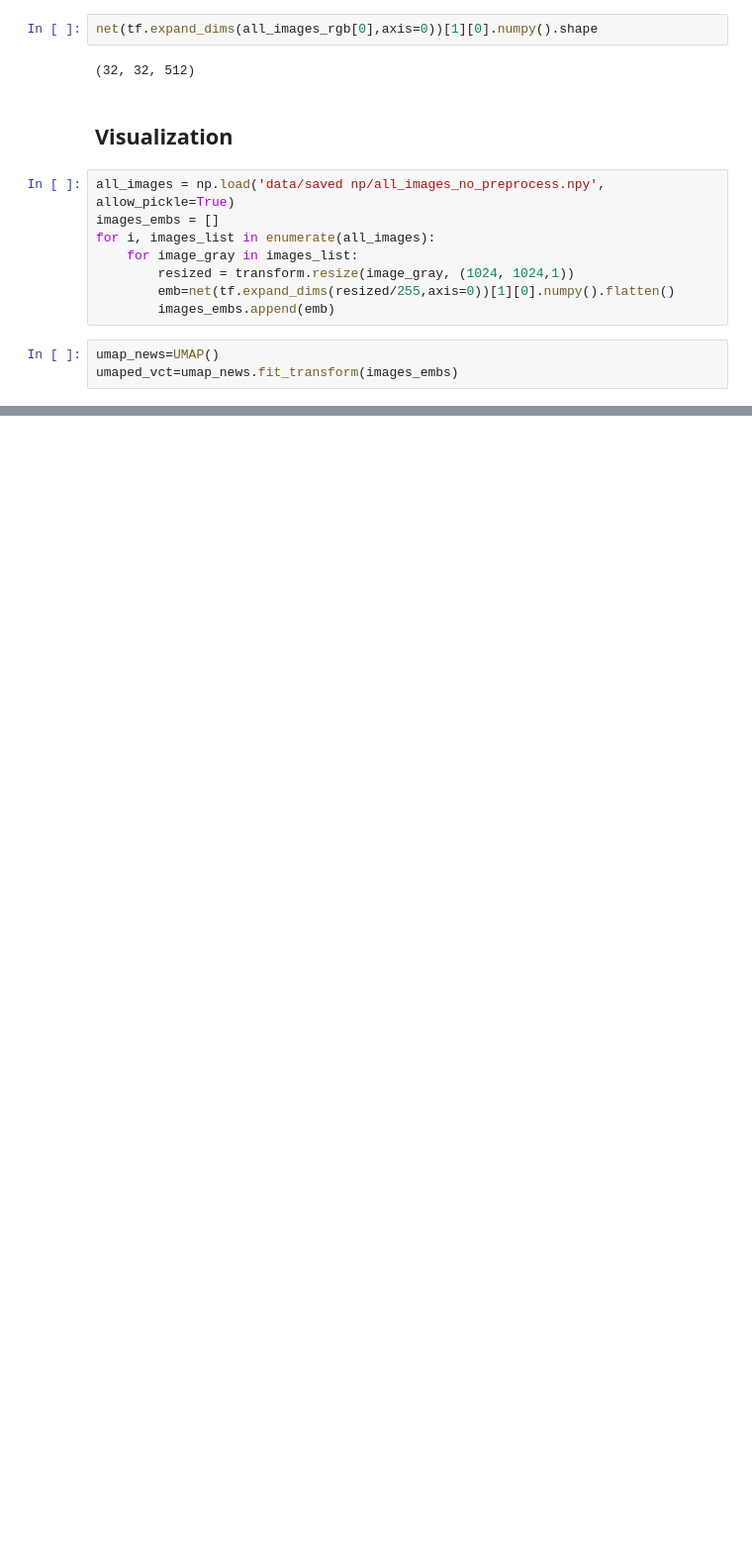
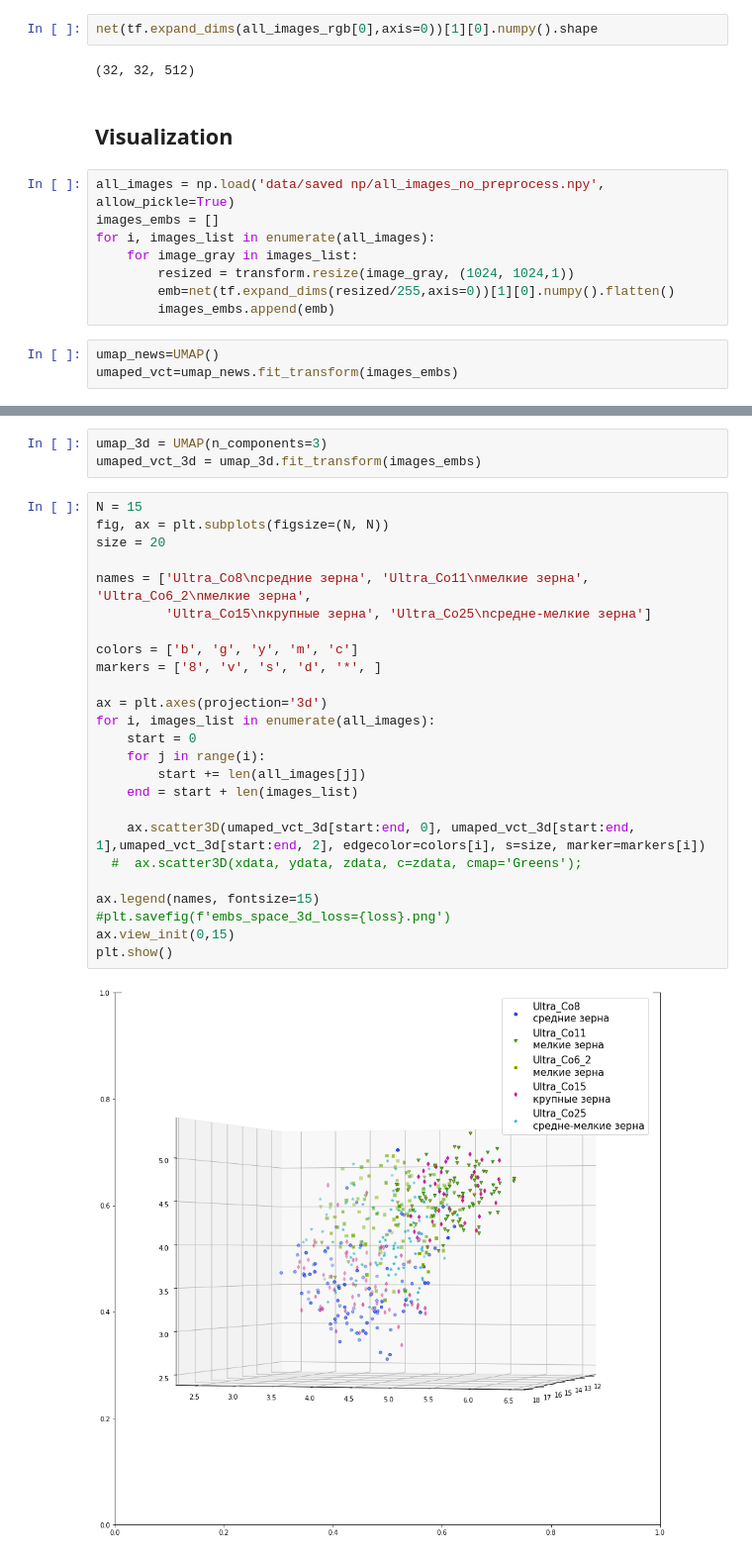
Before and after one commit to dkagramanyan/WC-Co_computer_vision, a Jupyter notebook: 06-NN.ipynb, the cells around one changed output, grey strips where cells are left out. Shown: that part at 99% size. Cells and saved outputs as stored; diff of their text form; blank space fills up the shorter version.

```diff
--- a/06-NN.ipynb
+++ b/06-NN.ipynb
@@ -158,0 +142,30 @@ plt.show()
+# %%
+umap_3d = UMAP(n_components=3)
+umaped_vct_3d = umap_3d.fit_transform(images_embs)
+# %%
+N = 15
+fig, ax = plt.subplots(figsize=(N, N))
+size = 20
+
+names = ['Ultra_Co8\nсредние зерна', 'Ultra_Co11\nмелкие зерна', 'Ultra_Co6_2\nмелкие зерна',
+         'Ultra_Co15\nкрупные зерна', 'Ultra_Co25\nсредне-мелкие зерна']
+
+colors = ['b', 'g', 'y', 'm', 'c']
+markers = ['8', 'v', 's', 'd', '*', ]
+
+ax = plt.axes(projection='3d')
+for i, images_list in enumerate(all_images):
+    start = 0
+    for j in range(i):
+        start += len(all_images[j])
+    end = start + len(images_list)
+
+    ax.scatter3D(umaped_vct_3d[start:end, 0], umaped_vct_3d[start:end, 1],umaped_vct_3d[start:end, 2], edgecolor=colors[i], s=size, marker=markers[i])
+  #  ax.scatter3D(xdata, ydata, zdata, c=zdata, cmap='Greens');
+
+ax.legend(names, fontsize=15)
+#plt.savefig(f'embs_space_3d_loss={loss}.png')
+ax.view_init(0,15)
+plt.show()
+# %% [output]
+[figure, added]
```
Also changed, not shown: parts of 9 cells of this notebook, 1 other file.
